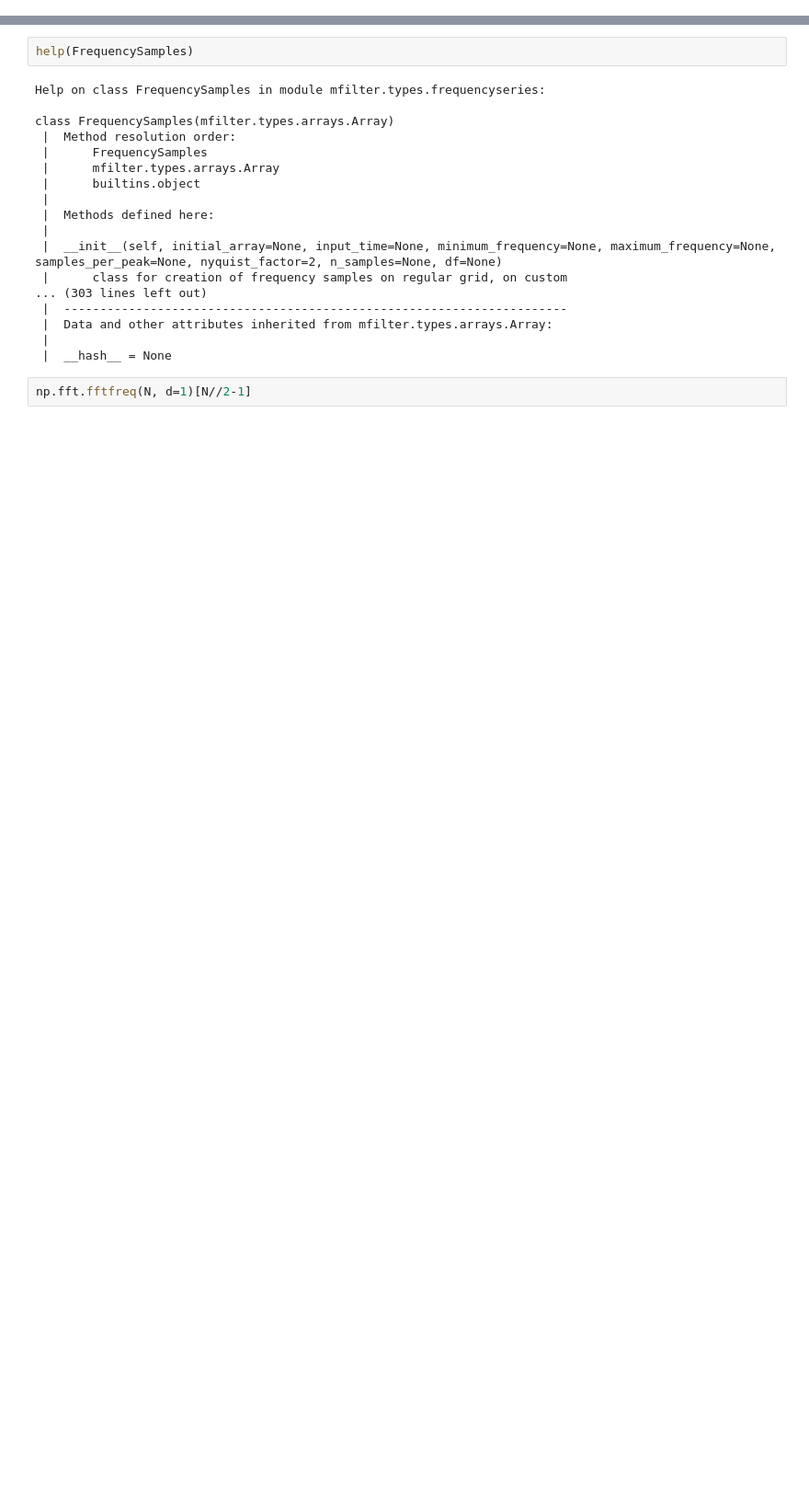
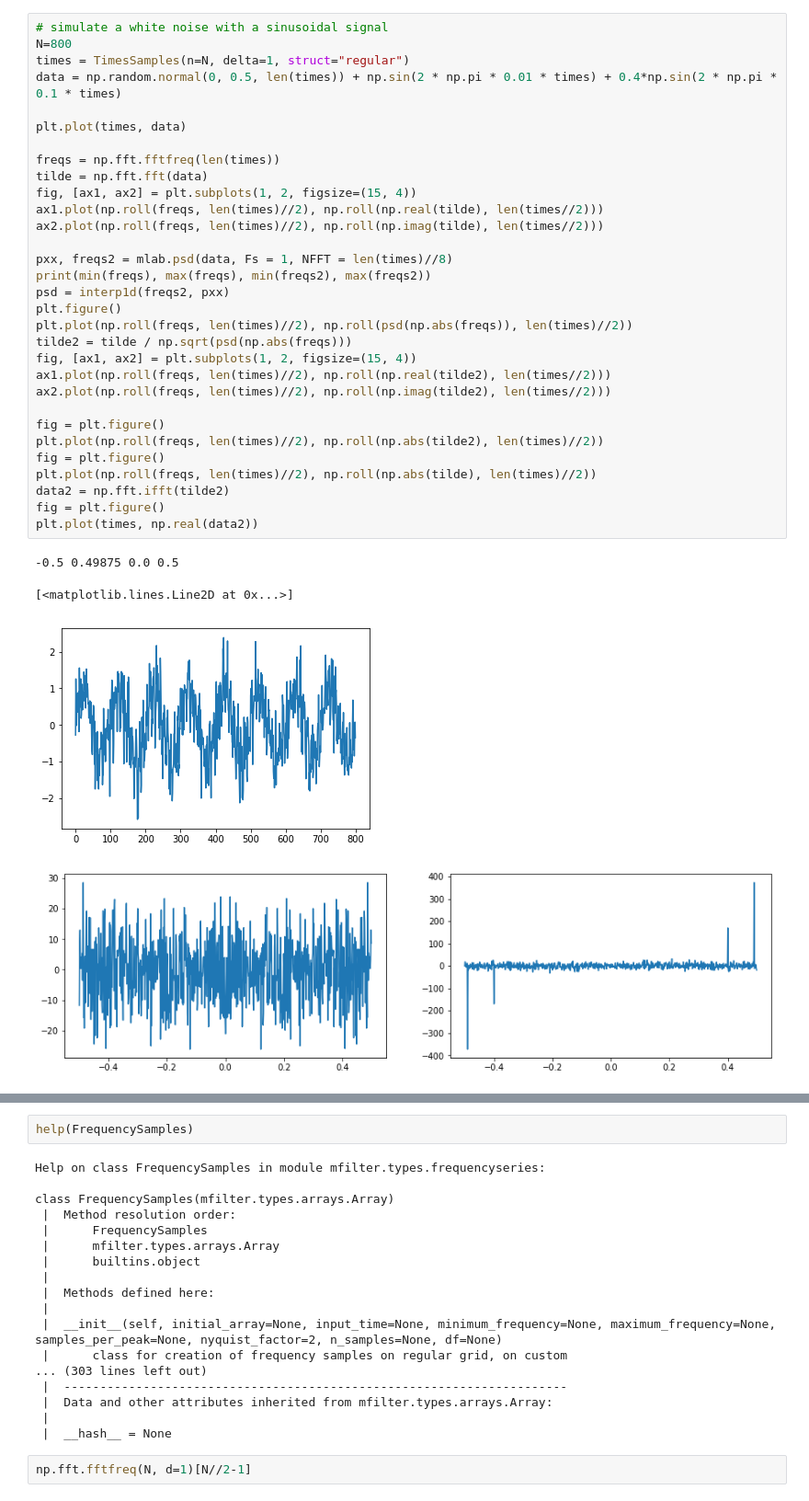
Before and after one commit to frmunozz/IrregularMatchedFilter, a Jupyter notebook: notebooks/sanityChecks/WhiteGaussianNoise.ipynb, the cells around one changed output, grey strips where cells are left out. Shown at 92% size. Cells and saved outputs as stored; diff of their text form; blank space fills up the shorter version.

Commit message:
working on sanity checks for withening data

```diff
--- a/notebooks/sanityChecks/WhiteGaussianNoise.ipynb
+++ b/notebooks/sanityChecks/WhiteGaussianNoise.ipynb
@@ -23,0 +51,36 @@ from mfilter.types import FrequencySamples, TimeSeries, FrequencySeries, TimesSa
+# %%
+# simulate a white noise with a sinusoidal signal
+N=800
+times = TimesSamples(n=N, delta=1, struct="regular")
+data = np.random.normal(0, 0.5, len(times)) + np.sin(2 * np.pi * 0.01 * times) + 0.4*np.sin(2 * np.pi * 0.1 * times)
+
+plt.plot(times, data)
+
+freqs = np.fft.fftfreq(len(times))
+tilde = np.fft.fft(data)
+fig, [ax1, ax2] = plt.subplots(1, 2, figsize=(15, 4))
+ax1.plot(np.roll(freqs, len(times)//2), np.roll(np.real(tilde), len(times//2)))
+ax2.plot(np.roll(freqs, len(times)//2), np.roll(np.imag(tilde), len(times//2)))
+
+pxx, freqs2 = mlab.psd(data, Fs = 1, NFFT = len(times)//8)
+print(min(freqs), max(freqs), min(freqs2), max(freqs2))
+psd = interp1d(freqs2, pxx)
+plt.figure()
+plt.plot(np.roll(freqs, len(times)//2), np.roll(psd(np.abs(freqs)), len(times)//2))
+tilde2 = tilde / np.sqrt(psd(np.abs(freqs)))
+fig, [ax1, ax2] = plt.subplots(1, 2, figsize=(15, 4))
+ax1.plot(np.roll(freqs, len(times)//2), np.roll(np.real(tilde2), len(times//2)))
+ax2.plot(np.roll(freqs, len(times)//2), np.roll(np.imag(tilde2), len(times//2)))
+
+fig = plt.figure()
+plt.plot(np.roll(freqs, len(times)//2), np.roll(np.abs(tilde2), len(times)//2))
+fig = plt.figure()
+plt.plot(np.roll(freqs, len(times)//2), np.roll(np.abs(tilde), len(times)//2))
+data2 = np.fft.ifft(tilde2)
+fig = plt.figure()
+plt.plot(times, np.real(data2))
+# %% [output]
+-0.5 0.49875 0.0 0.5
+[<matplotlib.lines.Line2D at 0x...>]
+[figure, added]
+[figure, added]
```
Also changed, not shown: parts of 7 cells of this notebook.
